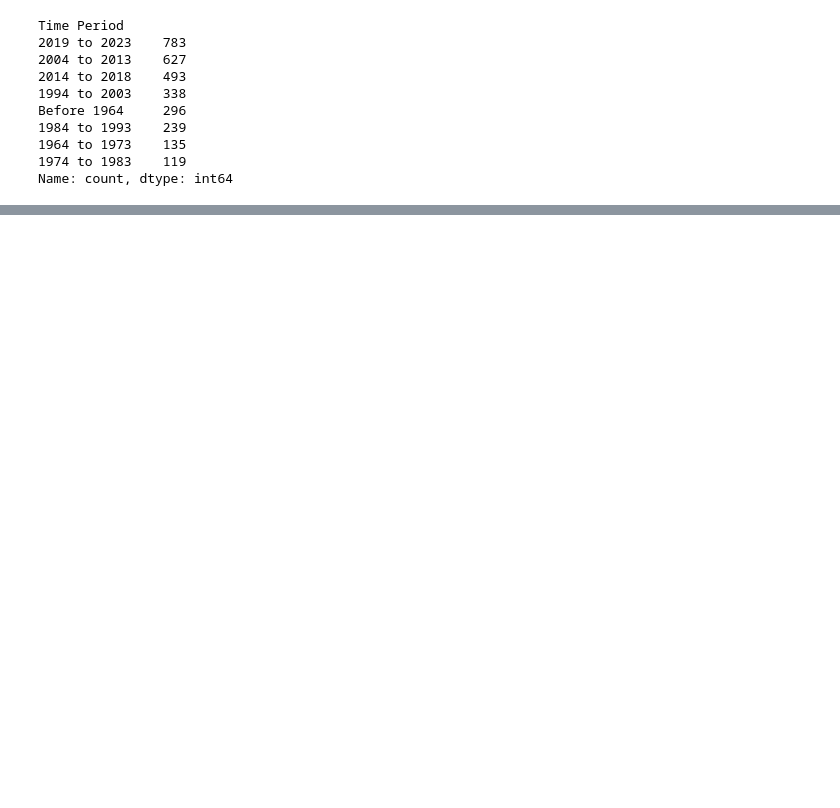
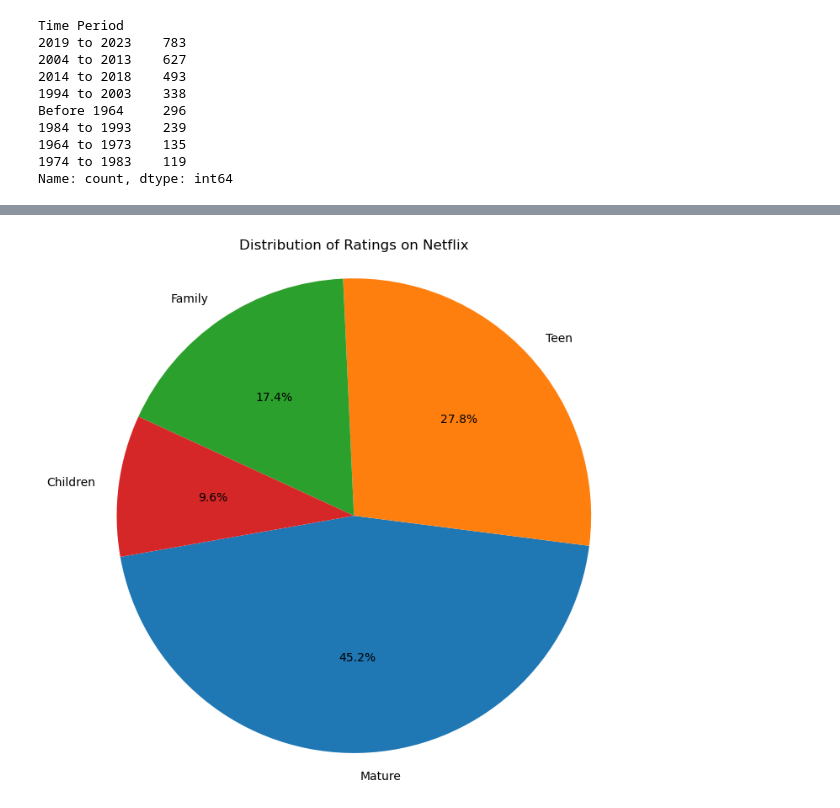
Before and after one commit to daggonit/Platform_Proj, a Jupyter notebook: Platform Project.ipynb, the cells around one changed output, grey strips where cells are left out. Drawn from its saved outputs; the diff is of its cells as text; code cells hidden in the pictures; blank space fills up the shorter version.

```diff
--- a/Platform Project.ipynb
+++ b/Platform Project.ipynb
@@ -372,0 +421,20 @@ Name: count, dtype: int64
+# %%
+#Rating Mapping
+rating_mapping = {
+    'TV-MA': 'Mature',
+    'R': 'Mature',
+    'TV-14': 'Teen',
+    'PG-13': 'Teen',
+    'PG': 'Family',
+    'TV-PG': 'Family',
+    'G': 'Family',
+    'TV-Y7': "Children",
+    'TV-Y': 'Children',
+    'TV-G': 'Children',
+    'NC-17': 'Mature',
+    'TV-Y7-FV': 'Children'}
+# %%
+#Netflix platform (shows and movies)
+netflix_data_df['Grouped Rating'] = netflix_data_df['Rating'].map(rating_mapping)
+grouped_netflix_rating_counts = netflix_data_df['Grouped Rating'].value_counts()
+grouped_netflix_rating_counts
@@ -372,0 +487,19 @@ Name: count, dtype: int64
+# %%
+#total titles/ratings pie chart for netflix and save .png
+
+plt.figure(figsize=(8, 8))
+plt.pie(grouped_netflix_rating_counts, labels=grouped_netflix_rating_counts.index, autopct='%1.1f%%',
+        startangle=190)
+
+plt.title('Distribution of Ratings on Netflix')
+
+#ensures that pie is drawn as a circle
+plt.axis('equal')
+
+#save to output files
+netflix_rating_path = "output_files/rating/Netflix/"
+plt.savefig(netflix_rating_path + "netflix_rating_titles.png")
+
+plt.show()
+# %% [output]
+[figure, added]
```
Also changed, not shown: parts of 10 cells of this notebook, 11 other files.
